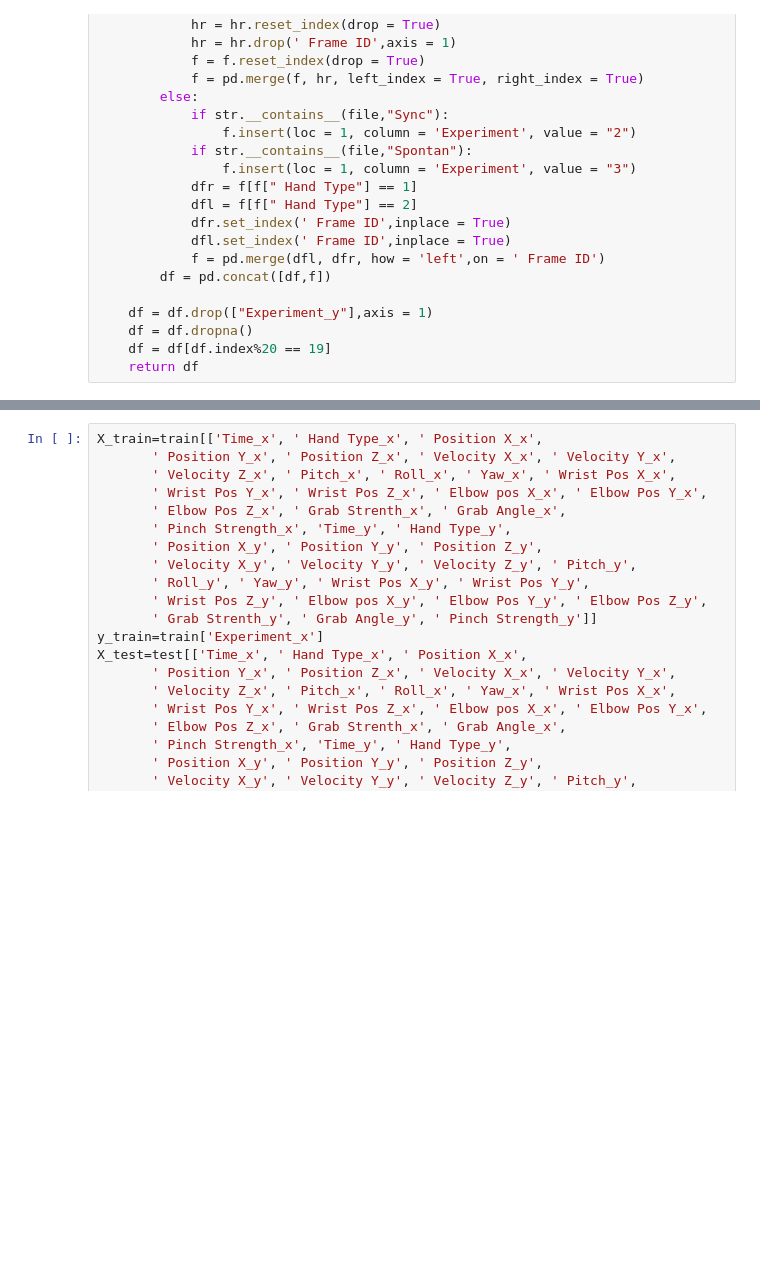
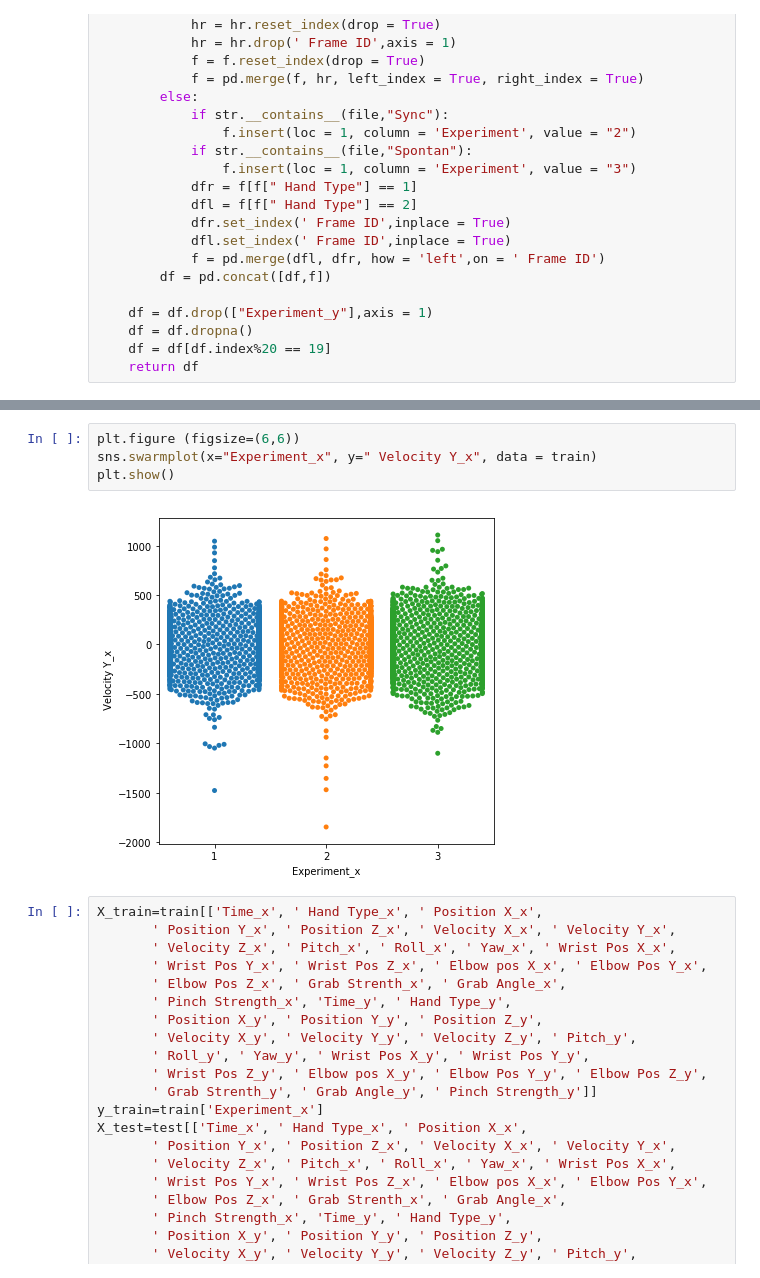
Before and after one commit to TalAbed/Hands, a Jupyter notebook: Hands - B.ipynb, the cells around one changed output, grey strips where cells are left out. Cells and saved outputs as stored; diff of their text form; blank space fills up the shorter version.

```diff
--- a/Hands - B.ipynb
+++ b/Hands - B.ipynb
@@ -63,3 +97,9 @@ train.head()
+# %%
+plt.figure (figsize=(6,6))
+sns.swarmplot(x="Experiment_x", y=" Velocity Y_x", data = train)
+plt.show()
+# %% [output]
+[figure, added]
 # %%
 X_train=train[['Time_x', ' Hand Type_x', ' Position X_x',
        ' Position Y_x', ' Position Z_x', ' Velocity X_x', ' Velocity Y_x',
```
Also changed, not shown: parts of 9 cells of this notebook.
